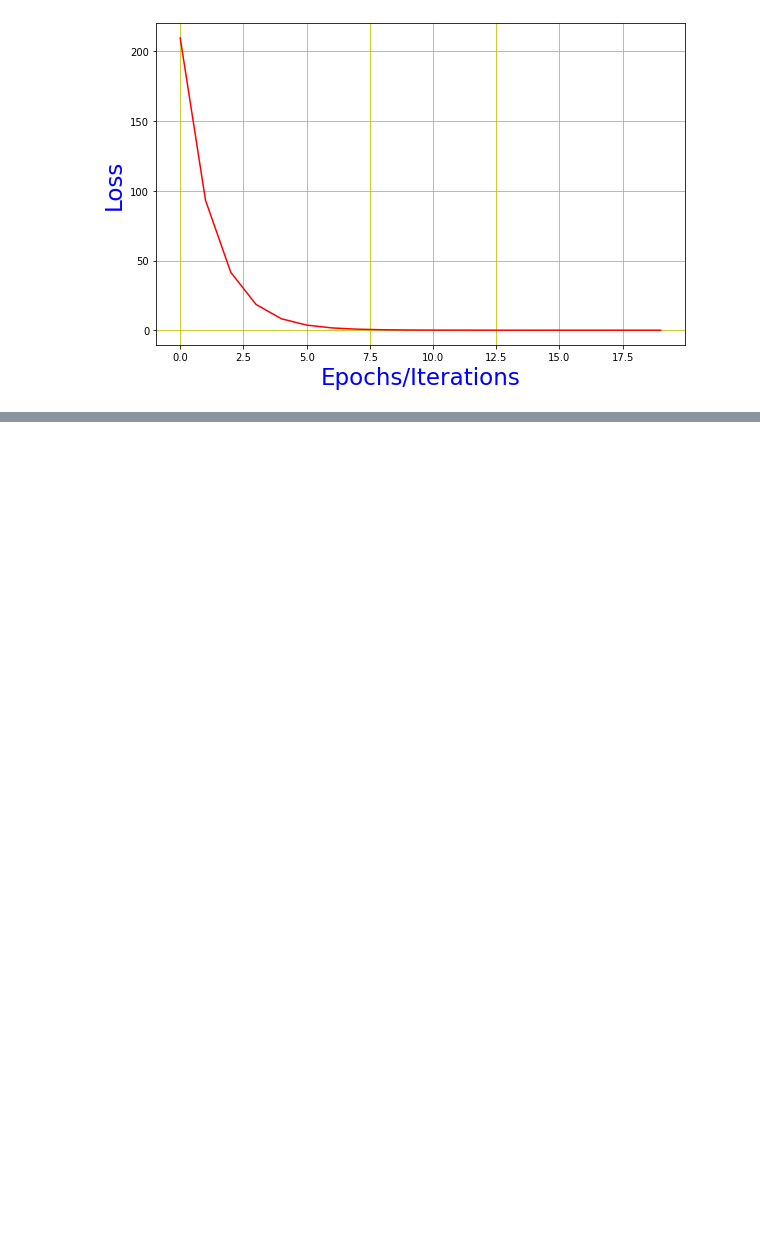
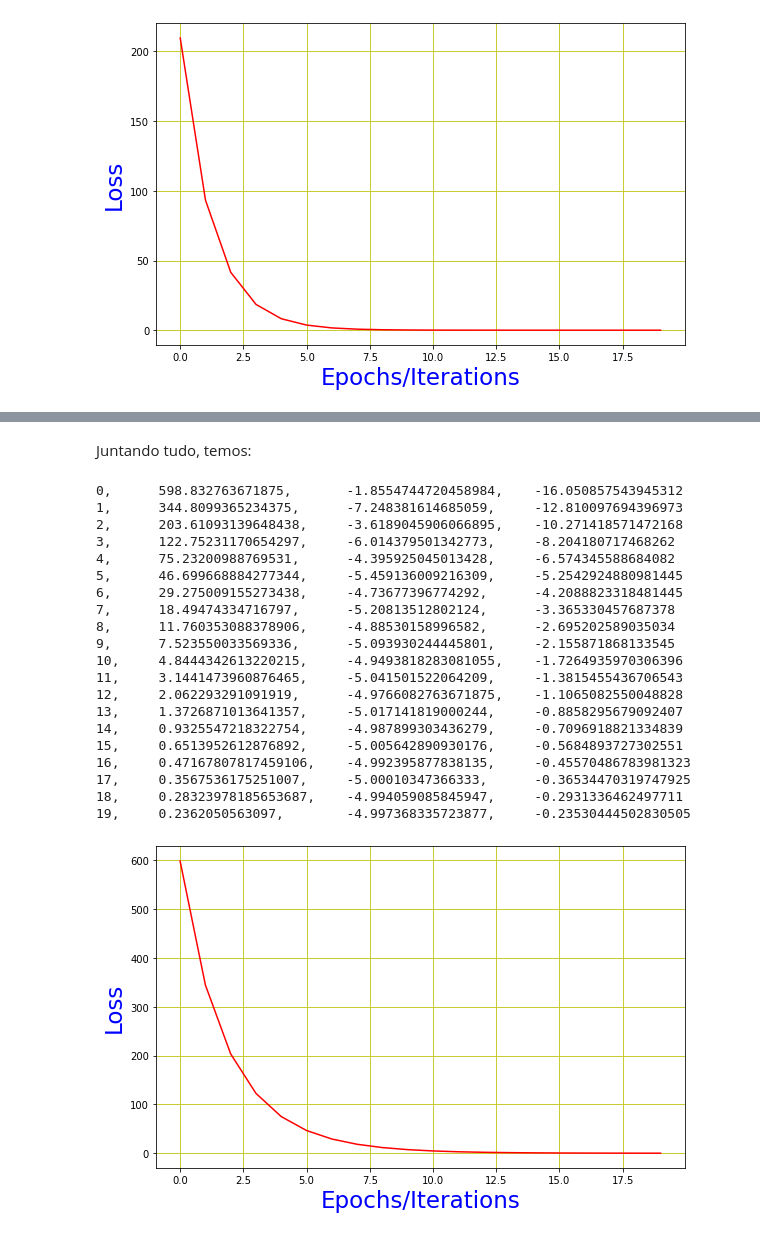
Before and after one commit to EddyGiusepe/Pytorch, a Jupyter notebook: Linear_Regression_Model_in_PyTorch/Training_a_Linear_Regression_Model_in_PyTorch.ipynb, the cells around one changed output, grey strips where cells are left out. Drawn from its saved outputs; the diff is of its cells as text; code cells hidden in the pictures; blank space fills up the shorter version.

```diff
--- a/Linear_Regression_Model_in_PyTorch/Training_a_Linear_Regression_Model_in_PyTorch.ipynb
+++ b/Linear_Regression_Model_in_PyTorch/Training_a_Linear_Regression_Model_in_PyTorch.ipynb
@@ -246,0 +320,75 @@ plt.show()
+# %% [markdown]
+Juntando tudo, temos:
+# %%
+import torch
+import numpy as np
+import matplotlib.pyplot as plt
+
+
+x = torch.arange(-5, 5, 0.1).view(-1, 1)
+y = -5 * x
+Y = y + 0.4 * torch.randn(x.size())
+
+# defining the function for forward pass for prediction
+def forward(x):
+    return w * x + b
+
+# evaluating data points with Mean Square Error.
+def criterion(y_pred, y):
+    return torch.mean((y_pred - y) ** 2)
+
+w = torch.tensor(-10.0, requires_grad=True)
+b = torch.tensor(-20.0, requires_grad=True)
+
+step_size = 0.1
+loss_list = []
+iter = 20
+
+for i in range (iter):
+    # making predictions with forward pass
+    Y_pred = forward(x)
+    # calculating the loss between original and predicted data points
+    loss = criterion(Y_pred, Y)
+    # storing the calculated loss in a list
+    loss_list.append(loss.item())
+    # backward pass for computing the gradients of the loss w.r.t to learnable parameters
+    loss.backward()
+    # updateing the parameters after each iteration
+    w.data = w.data - step_size * w.grad.data
+    b.data = b.data - step_size * b.grad.data
+    # zeroing gradients after each iteration
+    w.grad.data.zero_()
+    b.grad.data.zero_()
+    # priting the values for understanding
+    print('{}, \t{}, \t{}, \t{}'.format(i, loss.item(), w.item(), b.item()))
+
+# Plotting the loss after each iteration
+plt.figure(figsize=(8, 5))
+plt.plot(loss_list, 'r')
+plt.tight_layout()
+plt.grid('True', color='y')
+plt.xlabel("Epochs/Iterations", size=23, c='b')
+plt.ylabel("Loss", size=23, c='b')
+plt.show()
+# %% [output]
+0,      598.832763671875,       -1.8554744720458984,    -16.050857543945312
+1,      344.8099365234375,      -7.248381614685059,     -12.810097694396973
+2,      203.61093139648438,     -3.6189045906066895,    -10.271418571472168
+3,      122.75231170654297,     -6.014379501342773,     -8.204180717468262
+4,      75.23200988769531,      -4.395925045013428,     -6.574345588684082
+5,      46.699668884277344,     -5.459136009216309,     -5.2542924880981445
+6,      29.275009155273438,     -4.73677396774292,      -4.2088823318481445
+7,      18.49474334716797,      -5.20813512802124,      -3.365330457687378
+8,      11.760353088378906,     -4.88530158996582,      -2.695202589035034
+9,      7.523550033569336,      -5.093930244445801,     -2.155871868133545
+10,     4.8444342613220215,     -4.9493818283081055,    -1.7264935970306396
+11,     3.1441473960876465,     -5.041501522064209,     -1.3815455436706543
+12,     2.062293291091919,      -4.9766082763671875,    -1.1065082550048828
+13,     1.3726871013641357,     -5.017141819000244,     -0.8858295679092407
+14,     0.9325547218322754,     -4.987899303436279,     -0.7096918821334839
+15,     0.6513952612876892,     -5.005642890930176,     -0.5684893727302551
+16,     0.47167807817459106,    -4.992395877838135,     -0.45570486783981323
+17,     0.3567536175251007,     -5.00010347366333,      -0.36534470319747925
+18,     0.28323978185653687,    -4.994059085845947,     -0.2931336462497711
+19,     0.2362050563097,        -4.997368335723877,     -0.23530444502830505
+[figure, added]
```
Also changed, not shown: parts of 13 cells of this notebook.
